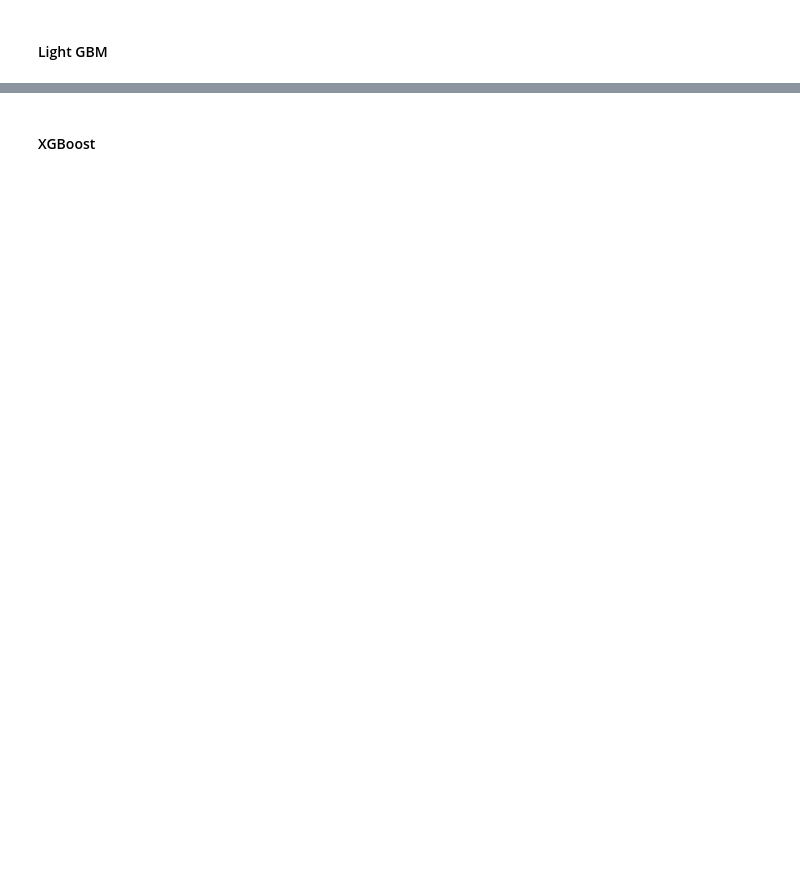
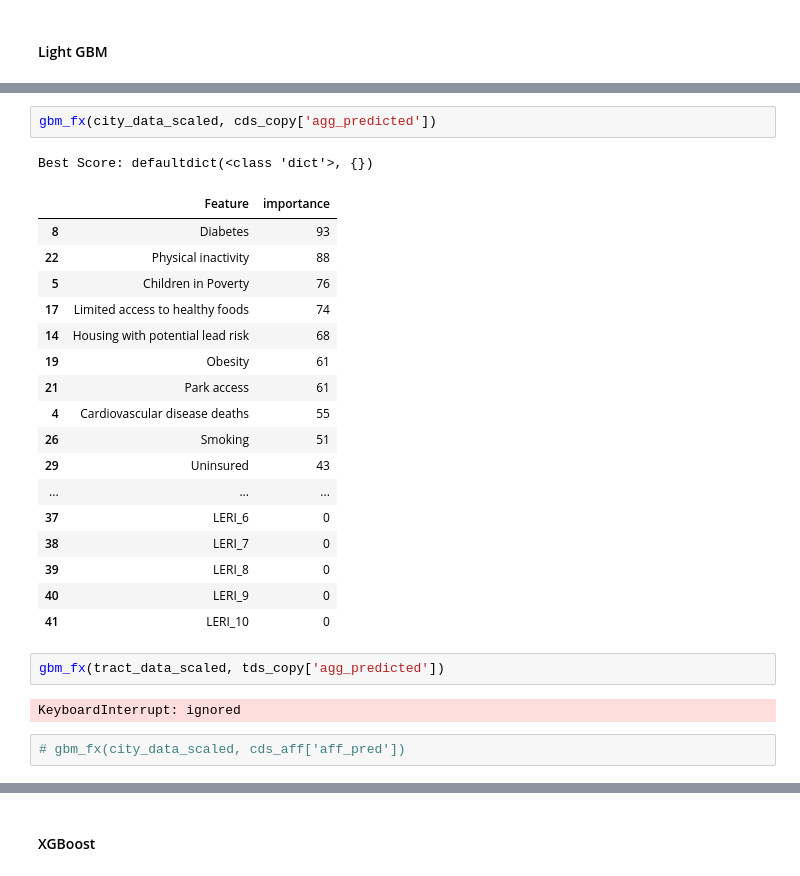
Before and after one commit to lilfetz22/Health_Scores_CAP2, a Jupyter notebook: scripts/Health_Scores_ML.ipynb, the cells around one changed output, grey strips where cells are left out. Cells and saved outputs as stored; diff of their text form; blank space fills up the shorter version.

```diff
--- a/scripts/Health_Scores_ML.ipynb
+++ b/scripts/Health_Scores_ML.ipynb
@@ -356,0 +419,27 @@ Baseline Score: 0.3963963963963964
+# %%
+gbm_fx(city_data_scaled, cds_copy['agg_predicted'])
+# %% [output]
+Best Score: defaultdict(<class 'dict'>, {})
+|  | Feature | importance |
+| 8 | Diabetes | 93 |
+| 22 | Physical inactivity | 88 |
+| 5 | Children in Poverty | 76 |
+| 17 | Limited access to healthy foods | 74 |
+| 14 | Housing with potential lead risk | 68 |
+| 19 | Obesity | 61 |
+| 21 | Park access | 61 |
+| 4 | Cardiovascular disease deaths | 55 |
+| 26 | Smoking | 51 |
+| 29 | Uninsured | 43 |
+| ... | ... | ... |
+| 37 | LERI_6 | 0 |
+| 38 | LERI_7 | 0 |
+| 39 | LERI_8 | 0 |
+| 40 | LERI_9 | 0 |
+| 41 | LERI_10 | 0 |
+# %%
+gbm_fx(tract_data_scaled, tds_copy['agg_predicted'])
+# %% [output]
+KeyboardInterrupt: ignored
+# %%
+# gbm_fx(city_data_scaled, cds_aff['aff_pred'])
```
Also changed, not shown: parts of 12 cells of this notebook.
